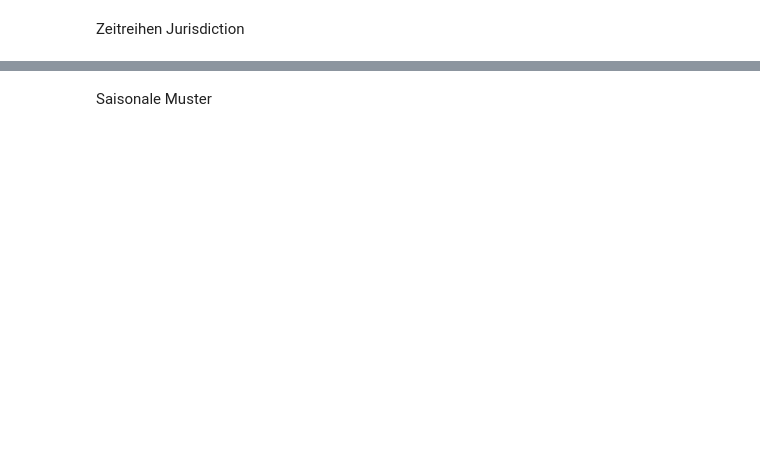
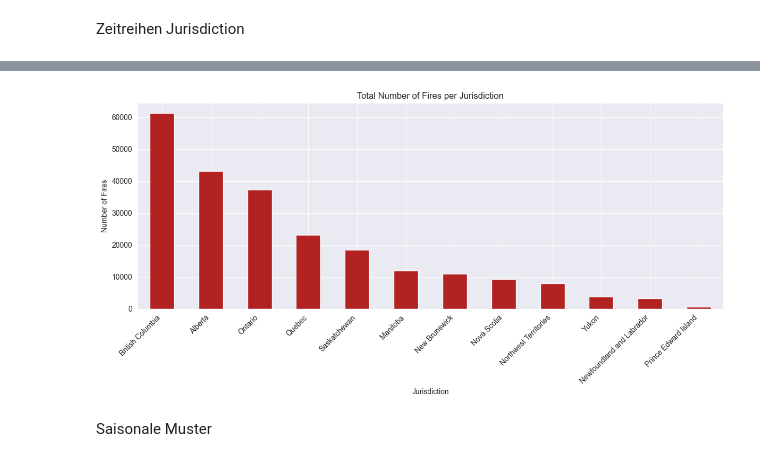
Before and after one commit to yajoka/firewatch, a Jupyter notebook: notebook/firewatch_v4.ipynb, the cells around one changed output, grey strips where cells are left out. Cells and saved outputs as stored; diff of their text form; code cells hidden in the pictures; blank space fills up the shorter version.

```diff
--- a/notebook/firewatch_v4.ipynb
+++ b/notebook/firewatch_v4.ipynb
@@ -126,21 +127,23 @@ plt.show()
 # %%
 # Summe der Waldbrände pro Region berechnen
 fires_per_region = (
     df_long.groupby("Jurisdiction")["Number_fires"]
            .sum()
            .sort_values(ascending=False)
 )
 
 # Plot
 plt.figure(figsize=(12,6))
 fires_per_region.plot(kind="bar", color="firebrick")
 
-plt.title("Total Number of Wildfires per Jurisdiction")
+plt.title("Total Number of Fires per Jurisdiction")
 plt.ylabel("Number of Fires")
 plt.xlabel("Jurisdiction")
 plt.xticks(rotation=45, ha="right")
 plt.tight_layout()
 plt.show()
+# %% [output]
+[figure, added]
 # %% [markdown]
 Saisonale Muster
 # %%
```
Also changed, not shown: parts of 31 cells of this notebook.
